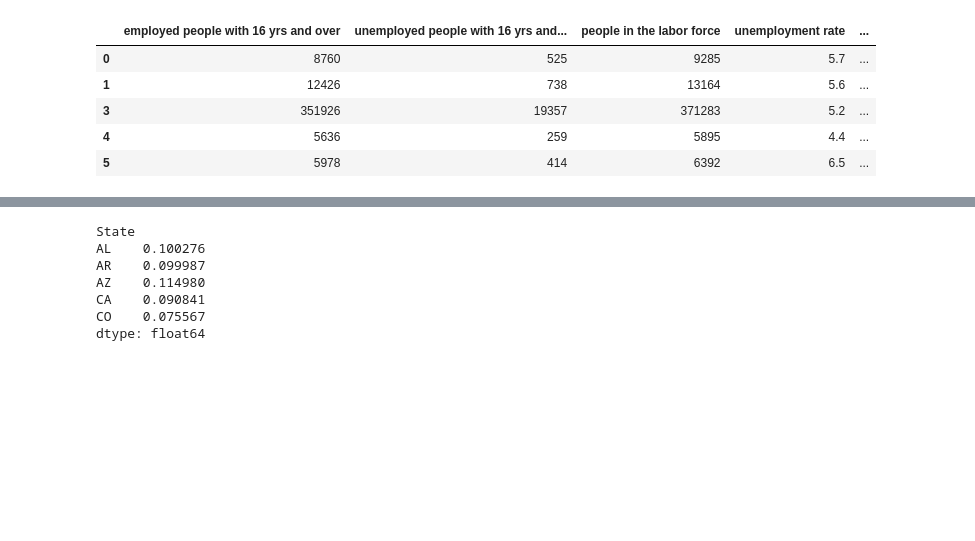
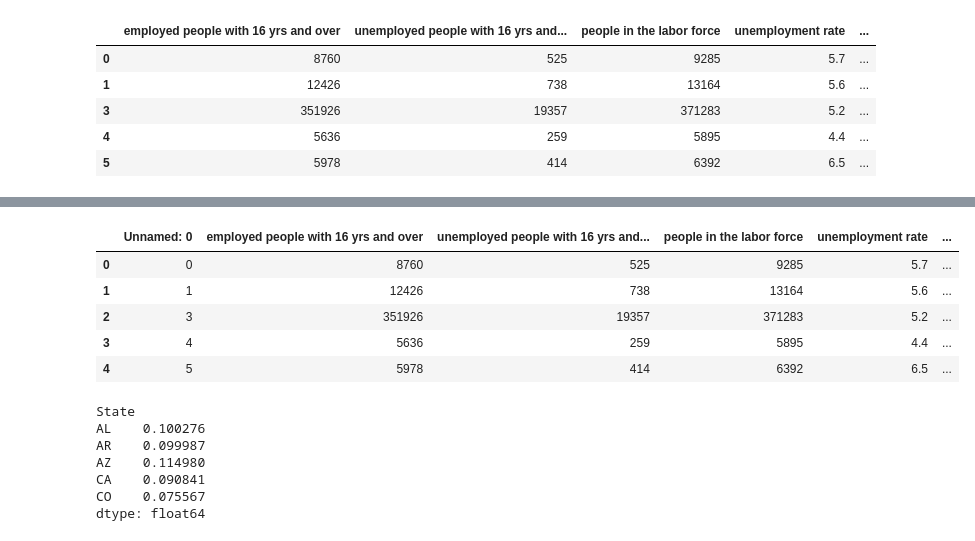
Before and after one commit to HenryDorsey/ConsultingProject, a Jupyter notebook: InfectSpendAnalysis.ipynb, the cells around one changed output, grey strips where cells are left out. Saved outputs shown, nothing was run; the diff lists cells and outputs as text; code cells hidden in the pictures; blank space fills up the shorter version.

```diff
--- a/InfectSpendAnalysis.ipynb
+++ b/InfectSpendAnalysis.ipynb
@@ -146,3 +125,14 @@ state_deaths_per_capita
+# %%
+test_df = pd.read_csv('merged_df.csv')
+# %%
+test_df.head()
+# %% [output]
+|  | Unnamed: 0 | employed people with 16 yrs and over | unemployed people with 16 yrs and... | people in the labor force | unemployment rate | ... |
+| 0 | 0 | 8760 | 525 | 9285 | 5.7 | ... |
+| 1 | 1 | 12426 | 738 | 13164 | 5.6 | ... |
+| 2 | 3 | 351926 | 19357 | 371283 | 5.2 | ... |
+| 3 | 4 | 5636 | 259 | 5895 | 4.4 | ... |
+| 4 | 5 | 5978 | 414 | 6392 | 6.5 | ... |
 # %%
 x = state_deaths_per_capita['2021-03-21']/state_deaths_per_capita['population']
 print(x[:5])
```
Also changed, not shown: parts of 3 cells of this notebook, 2 other files.
